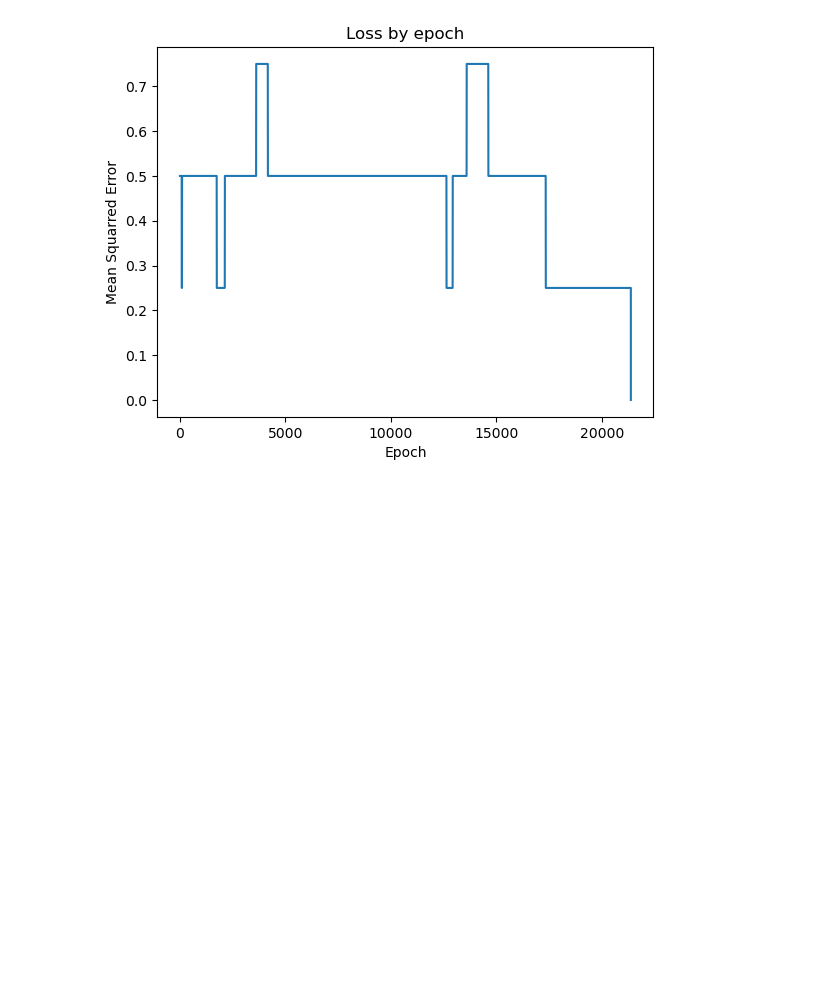
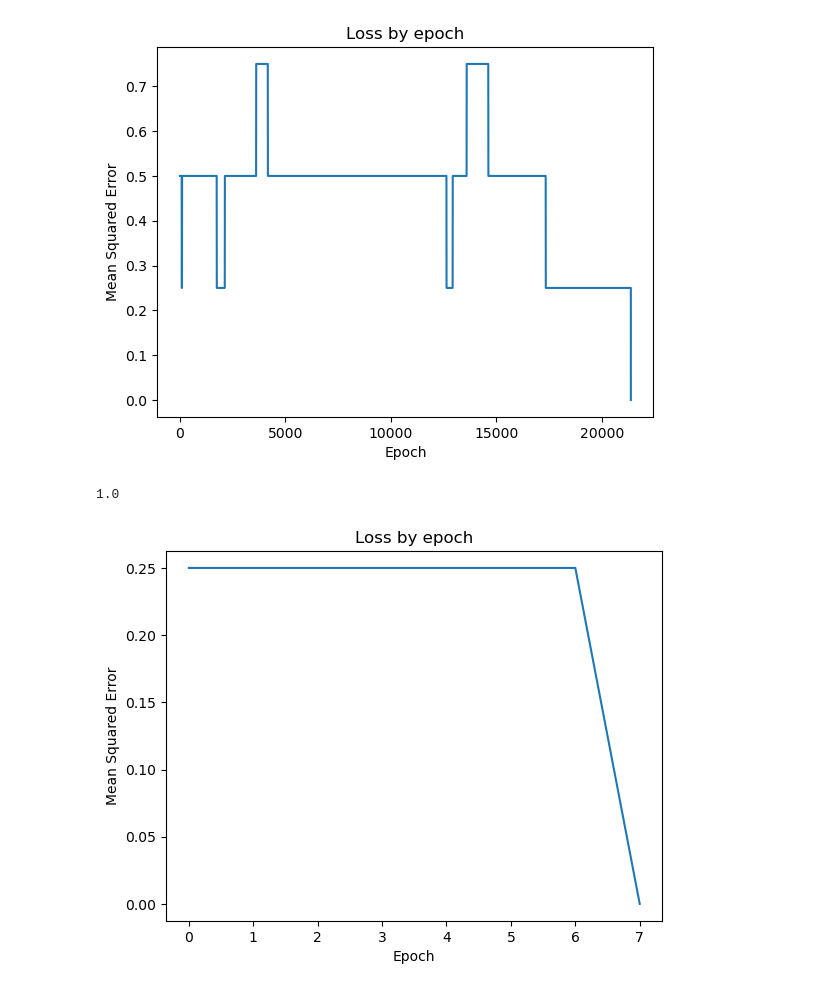
Before and after one commit to filipe-21903016/idl-assignment-0, a Jupyter notebook: assignment_0.ipynb, the cells around one changed output. Saved outputs shown, nothing was run; the diff lists cells and outputs as text; code cells hidden in the pictures; blank space fills up the shorter version.

Commit message:
tanh graph

```diff
--- a/assignment_0.ipynb
+++ b/assignment_0.ipynb
@@ -356,7 +356,7 @@ def grdmse(weights, x, y, activation):
 
     return np.concatenate((dJ_dw1.reshape([6]), dJ_dw2.reshape([3])))
 # %%
-training_data = []
+
 
 def xor_train(weights, epochs = 10000, learning_rate = 0.01, max_loss = 0.1, activation = None):
     def sigmoid(x):
@@ -364,6 +364,10 @@ def xor_train(weights, epochs = 10000, learning_rate = 0.01, max_loss = 0.1, act
 
     def sigmoid_derivative(x):
         return x * (1 - x)
+
+
+    training_data = []
+
 
     # Training the network
     activation = (sigmoid, sigmoid_derivative) if activation is None else activation
@@ -382,10 +386,11 @@ def xor_train(weights, epochs = 10000, learning_rate = 0.01, max_loss = 0.1, act
 
     #Visualize training
     epochs1, losses = zip(*training_data)
+
     plt.plot(epochs1, losses)
     plt.xlabel("Epoch")
-    plt.ylabel("Mean Squarred Error")
-    plt.title("Loss by epoch")
+    plt.ylabel("Mean Squared Error")
+    plt.title(f"Loss by epoch")
 
     return weights
 # %%
@@ -413,3 +418,16 @@ accuracy_score(Y_train, Y_pred)
 # %% [output]
 1.0
 [figure]
+# %%
+def tanh(z):
+    return np.tanh(z)
+
+def d_tanh(a):
+    return 1.0 - a**2
+
+weights = xor_train(weights= weights, learning_rate= 0.1, epochs= 100000, activation=(tanh, d_tanh))
+Y_pred = xor_net(X_train, weights)
+accuracy_score(Y_train, Y_pred)
+# %% [output]
+1.0
+[figure, added]
```
